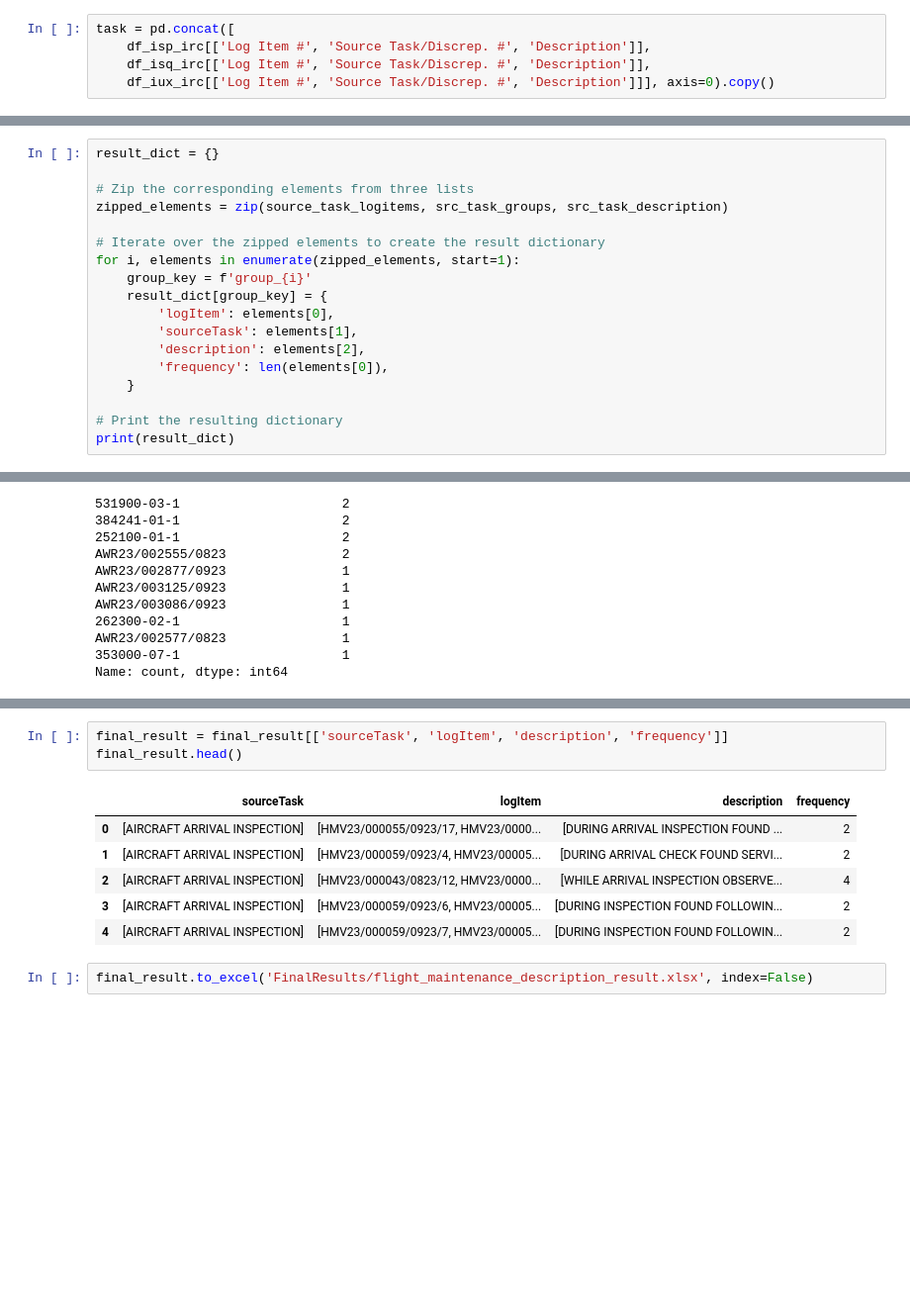
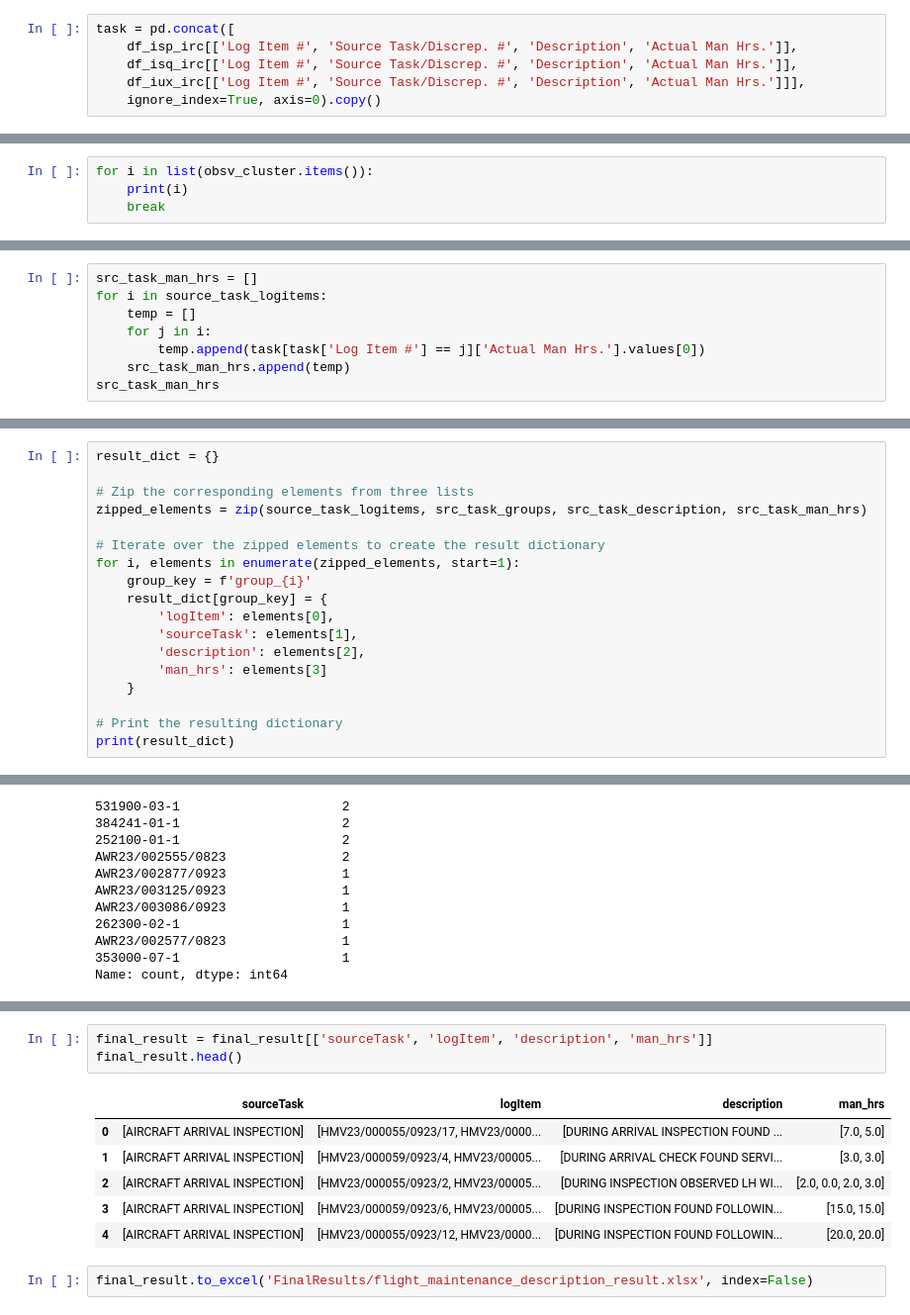
Before and after one commit to ranjithnrjk/gmr, a Jupyter notebook: flight_maintenance.ipynb, the cells around one changed output, grey strips where cells are left out. Shown: that part at 99% size. Saved outputs shown, nothing was run; the diff lists cells and outputs as text; blank space fills up the shorter version.

```diff
--- a/flight_maintenance.ipynb
+++ b/flight_maintenance.ipynb
@@ -545,5 +558,6 @@ df.loc[['HMV23/000055/0923/3', 'HMV23/000055/0923/4', 'HMV23/000055/0923/5'],['H
 # %%
 task = pd.concat([
-    df_isp_irc[['Log Item #', 'Source Task/Discrep. #', 'Description']],
-    df_isq_irc[['Log Item #', 'Source Task/Discrep. #', 'Description']],
-    df_iux_irc[['Log Item #', 'Source Task/Discrep. #', 'Description']]], axis=0).copy()
+    df_isp_irc[['Log Item #', 'Source Task/Discrep. #', 'Description', 'Actual Man Hrs.']],
+    df_isq_irc[['Log Item #', 'Source Task/Discrep. #', 'Description', 'Actual Man Hrs.']],
+    df_iux_irc[['Log Item #', 'Source Task/Discrep. #', 'Description', 'Actual Man Hrs.']]],
+    ignore_index=True, axis=0).copy()
@@ -690,0 +770,4 @@ obsv_cluster
+# %%
+for i in list(obsv_cluster.items()):
+    print(i)
+    break
@@ -918,3 +1005,11 @@ src_task_description
   'REF TO IGO EO-4279 DENT ON RH WING SLAT #2 NOSE TOP SKIN. SAME TO BE REMOVED AS PER AMM 27-84-64-000-001-A ,REV 72,DT-01AUG23 FOR PERMANENT REPAIR\nP/N:D5746092000500, S/N:SA7202489.'],
  ['POST REPAIR INSTALLATION OF LH WING SLAT #2(P/N-D5746092000400, S/N-SA7202688) TO BE CARRIED OUT .',
   'REMOVAL OF LH WING SLAT #2 (P/N-D5746092000400, S/N-SA7202688)TO BE CARRIED OUT FOR REPAIR.']]
+# %%
+src_task_man_hrs = []
+for i in source_task_logitems:
+    temp = []
+    for j in i:
+        temp.append(task[task['Log Item #'] == j]['Actual Man Hrs.'].values[0])
+    src_task_man_hrs.append(temp)
+src_task_man_hrs
@@ -922,7 +1036,7 @@ src_task_description
 result_dict = {}
 
 # Zip the corresponding elements from three lists
-zipped_elements = zip(source_task_logitems, src_task_groups, src_task_description)
+zipped_elements = zip(source_task_logitems, src_task_groups, src_task_description, src_task_man_hrs)
 
 # Iterate over the zipped elements to create the result dictionary
 for i, elements in enumerate(zipped_elements, start=1):
@@ -931,7 +1045,7 @@ for i, elements in enumerate(zipped_elements, start=1):
         'logItem': elements[0],
         'sourceTask': elements[1],
         'description': elements[2],
-        'frequency': len(elements[0]),
+        'man_hrs': elements[3]
     }
 
 # Print the resulting dictionary
@@ -1082,13 +1196,13 @@ final_result.head()
 # %%
-final_result = final_result[['sourceTask', 'logItem', 'description', 'frequency']]
+final_result = final_result[['sourceTask', 'logItem', 'description', 'man_hrs']]
 final_result.head()
 # %% [output]
-|  | sourceTask | logItem | description | frequency |
-| 0 | [AIRCRAFT ARRIVAL INSPECTION] | [HMV23/000055/0923/17, HMV23/0000... | [DURING ARRIVAL INSPECTION FOUND ... | 2 |
-| 1 | [AIRCRAFT ARRIVAL INSPECTION] | [HMV23/000059/0923/4, HMV23/00005... | [DURING ARRIVAL CHECK FOUND SERVI... | 2 |
-| 2 | [AIRCRAFT ARRIVAL INSPECTION] | [HMV23/000043/0823/12, HMV23/0000... | [WHILE ARRIVAL INSPECTION OBSERVE... | 4 |
-| 3 | [AIRCRAFT ARRIVAL INSPECTION] | [HMV23/000059/0923/6, HMV23/00005... | [DURING INSPECTION FOUND FOLLOWIN... | 2 |
-| 4 | [AIRCRAFT ARRIVAL INSPECTION] | [HMV23/000059/0923/7, HMV23/00005... | [DURING INSPECTION FOUND FOLLOWIN... | 2 |
+|  | sourceTask | logItem | description | man_hrs |
+| 0 | [AIRCRAFT ARRIVAL INSPECTION] | [HMV23/000055/0923/17, HMV23/0000... | [DURING ARRIVAL INSPECTION FOUND ... | [7.0, 5.0] |
+| 1 | [AIRCRAFT ARRIVAL INSPECTION] | [HMV23/000059/0923/4, HMV23/00005... | [DURING ARRIVAL CHECK FOUND SERVI... | [3.0, 3.0] |
+| 2 | [AIRCRAFT ARRIVAL INSPECTION] | [HMV23/000055/0923/2, HMV23/00005... | [DURING INSPECTION OBSERVED LH WI... | [2.0, 0.0, 2.0, 3.0] |
+| 3 | [AIRCRAFT ARRIVAL INSPECTION] | [HMV23/000059/0923/6, HMV23/00005... | [DURING INSPECTION FOUND FOLLOWIN... | [15.0, 15.0] |
+| 4 | [AIRCRAFT ARRIVAL INSPECTION] | [HMV23/000055/0923/12, HMV23/0000... | [DURING INSPECTION FOUND FOLLOWIN... | [20.0, 20.0] |
 # %%
 final_result.to_excel('FinalResults/flight_maintenance_description_result.xlsx', index=False)
 # %%
```
Also changed, not shown: parts of 44 cells of this notebook.
